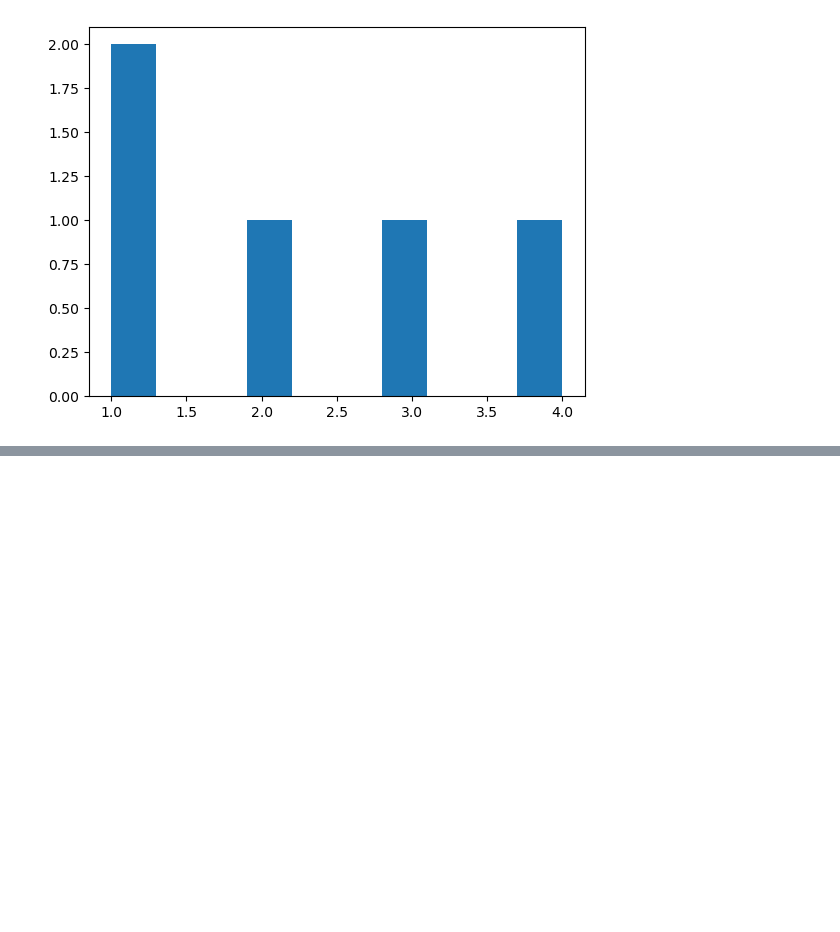
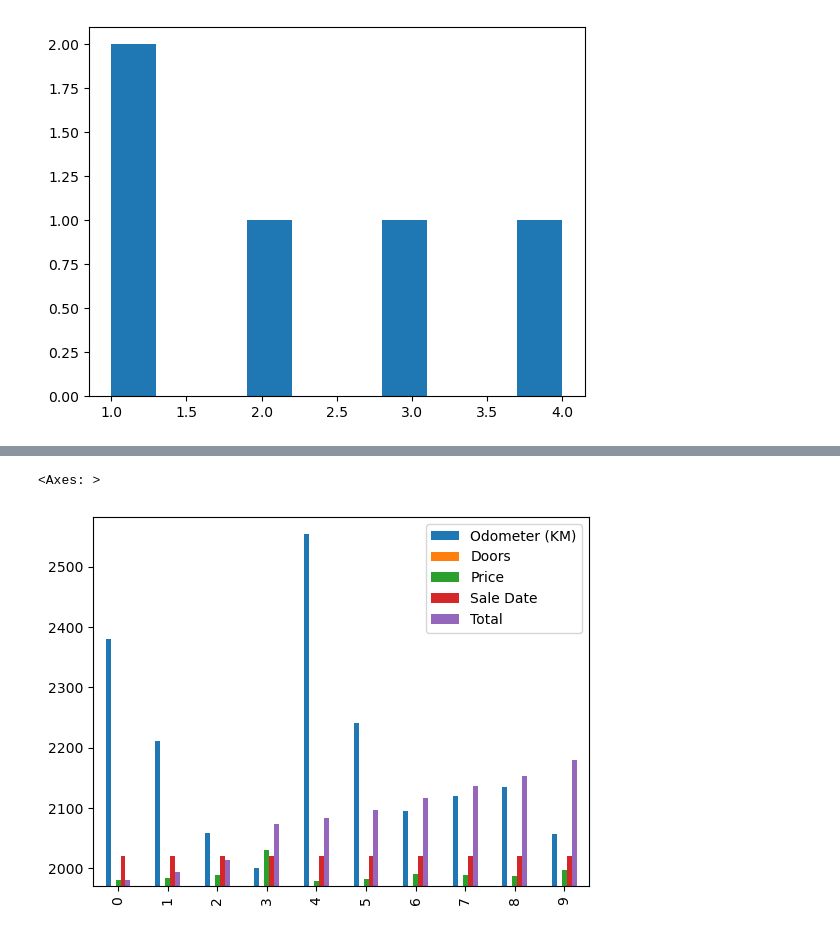
Before and after one commit to anirudhk27/Learning-Matplotlib, a Jupyter notebook: Introduction To Matplotlib.ipynb, the cells around one changed output, grey strips where cells are left out. Saved outputs shown, nothing was run; the diff lists cells and outputs as text; code cells hidden in the pictures; blank space fills up the shorter version.

```diff
--- a/Introduction To Matplotlib.ipynb
+++ b/Introduction To Matplotlib.ipynb
@@ -81,0 +175,5 @@ ax.hist(x);
+# %%
+car_sales.plot.bar()
+# %% [output]
+<Axes: >
+[figure, added]
```
Also changed, not shown: parts of 24 cells of this notebook.
